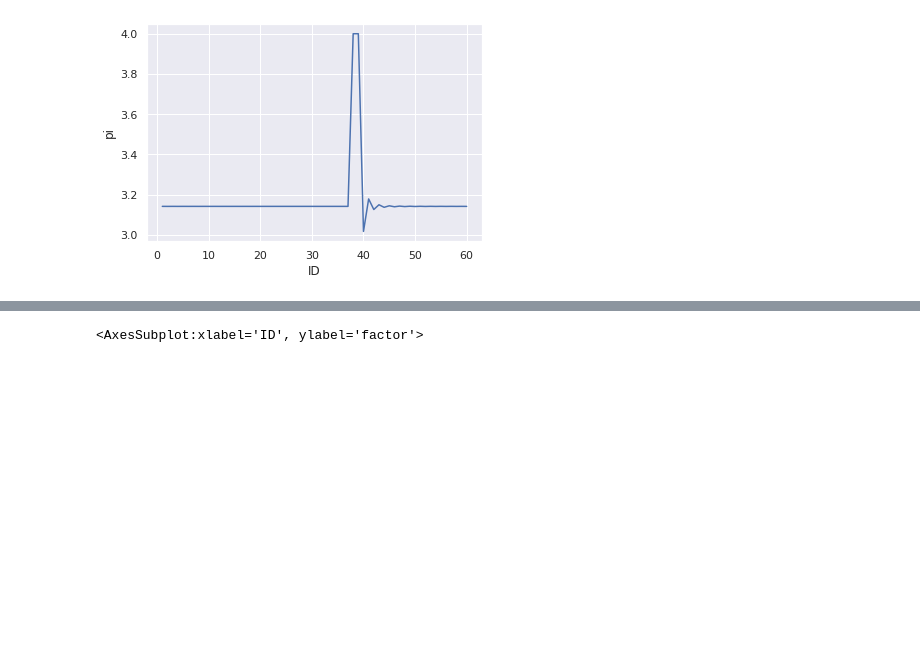
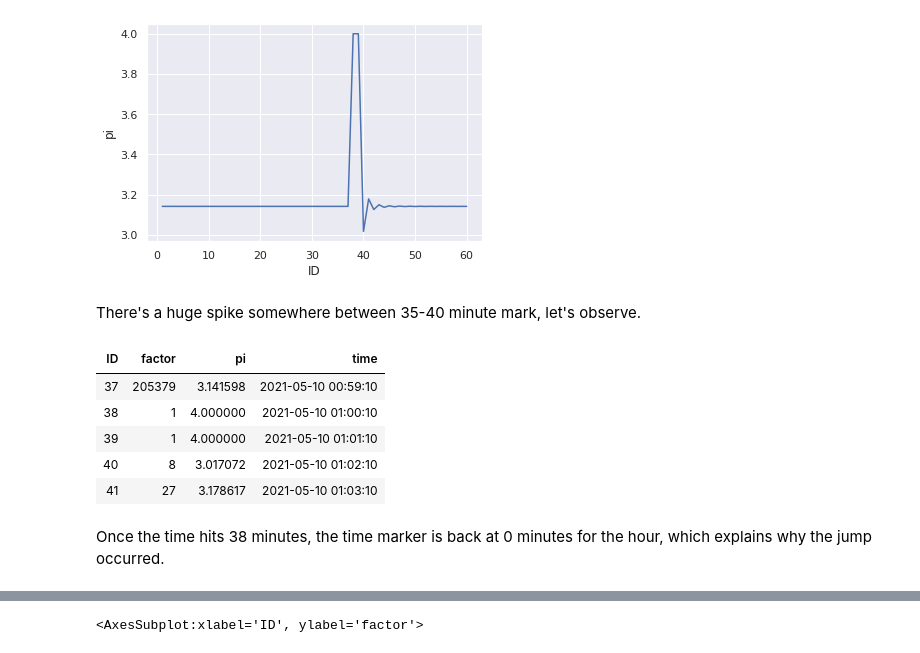
Before and after one commit to sr9dc/DS_Systems_Project_2, a Jupyter notebook: app/analysis.ipynb, the cells around one changed output, grey strips where cells are left out. Cells and saved outputs as stored; diff of their text form; code cells hidden in the pictures; blank space fills up the shorter version.

```diff
--- a/app/analysis.ipynb
+++ b/app/analysis.ipynb
@@ -36,3 +29,16 @@ sns.lineplot(data=df, x="ID", y="pi")
 # %% [output]
 <AxesSubplot:xlabel='ID', ylabel='pi'>
 [figure]
+# %% [markdown]
+There's a huge spike somewhere between 35-40 minute mark, let's observe.
+# %%
+df[36:41].style.hide_index()
+# %% [output]
+| ID | factor | pi | time |
+| 37 | 205379 | 3.141598 | 2021-05-10 00:59:10 |
+| 38 | 1 | 4.000000 | 2021-05-10 01:00:10 |
+| 39 | 1 | 4.000000 | 2021-05-10 01:01:10 |
+| 40 | 8 | 3.017072 | 2021-05-10 01:02:10 |
+| 41 | 27 | 3.178617 | 2021-05-10 01:03:10 |
+# %% [markdown]
+Once the time hits 38 minutes, the time marker is back at 0 minutes for the hour, which explains why the jump occurred.
```
Also changed, not shown: parts of 10 cells of this notebook, 1 other file.
